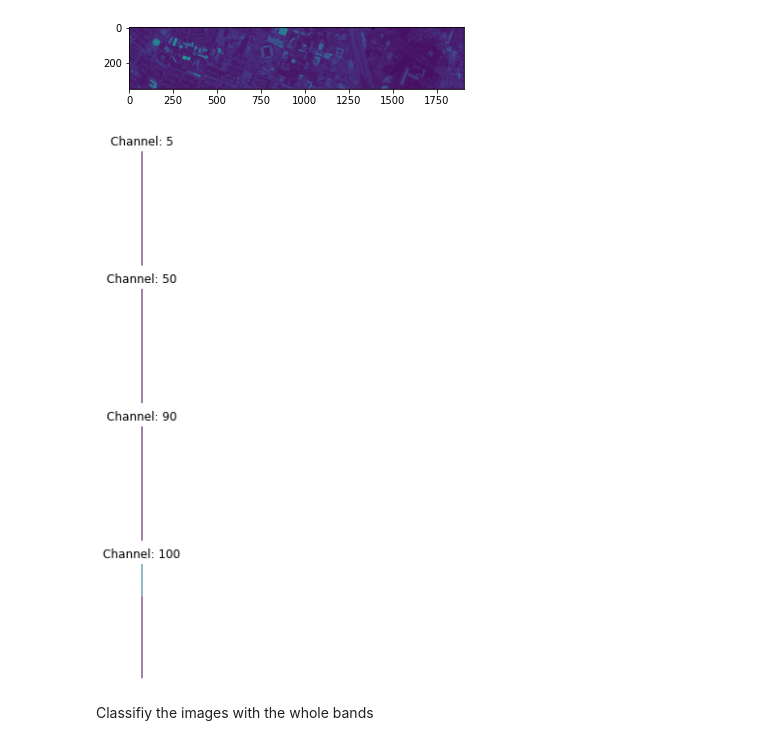
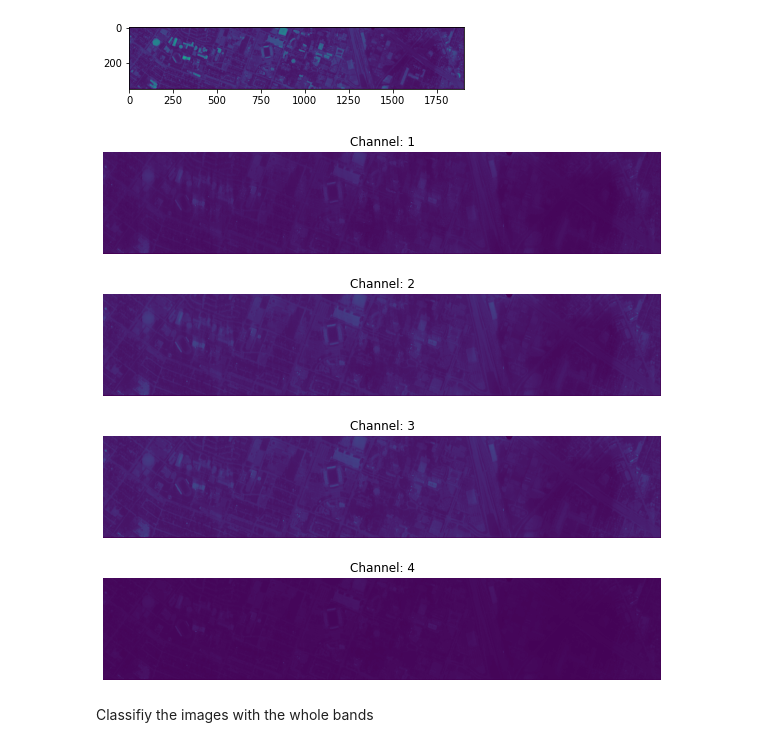
Before and after one commit to arianauwaibi/hyperspectal_final_project, a Jupyter notebook: import_print.ipynb, the cells around one changed output. Cells and saved outputs as stored; diff of their text form; code cells hidden in the pictures.

```diff
--- a/import_print.ipynb
+++ b/import_print.ipynb
@@ -35,14 +39,15 @@ showing the reshaped size of image (349, 1905, 144)
 <matplotlib.image.AxesImage at 0x...>
 [figure]
 # %%
+channels= (1,2,3,4)
 _, fig = plt.subplots(nrows=4, ncols=1, figsize= (10,10))
-for ax, image, channel in zip(fig,h_town_cube[:,:,(5,50,90,100)], [5,50,90,100]):
+for ax, image, channel in zip(fig,h_town_cube.T[:,:,:],channels):
     ax.set_axis_off()
-    ax.imshow(image)
+    ax.imshow(image.T)
     ax.set_title("Channel: %i" % channel)
 
-#cmap=plt.cm.gray_r
+#dont forgert to Transpose the image
 # %% [output]
-[figure, old version]
+[figure, new version]
 # %% [markdown]
 Classifiy the images with the whole bands
```
Also changed, not shown: parts of 1 cell of this notebook.
